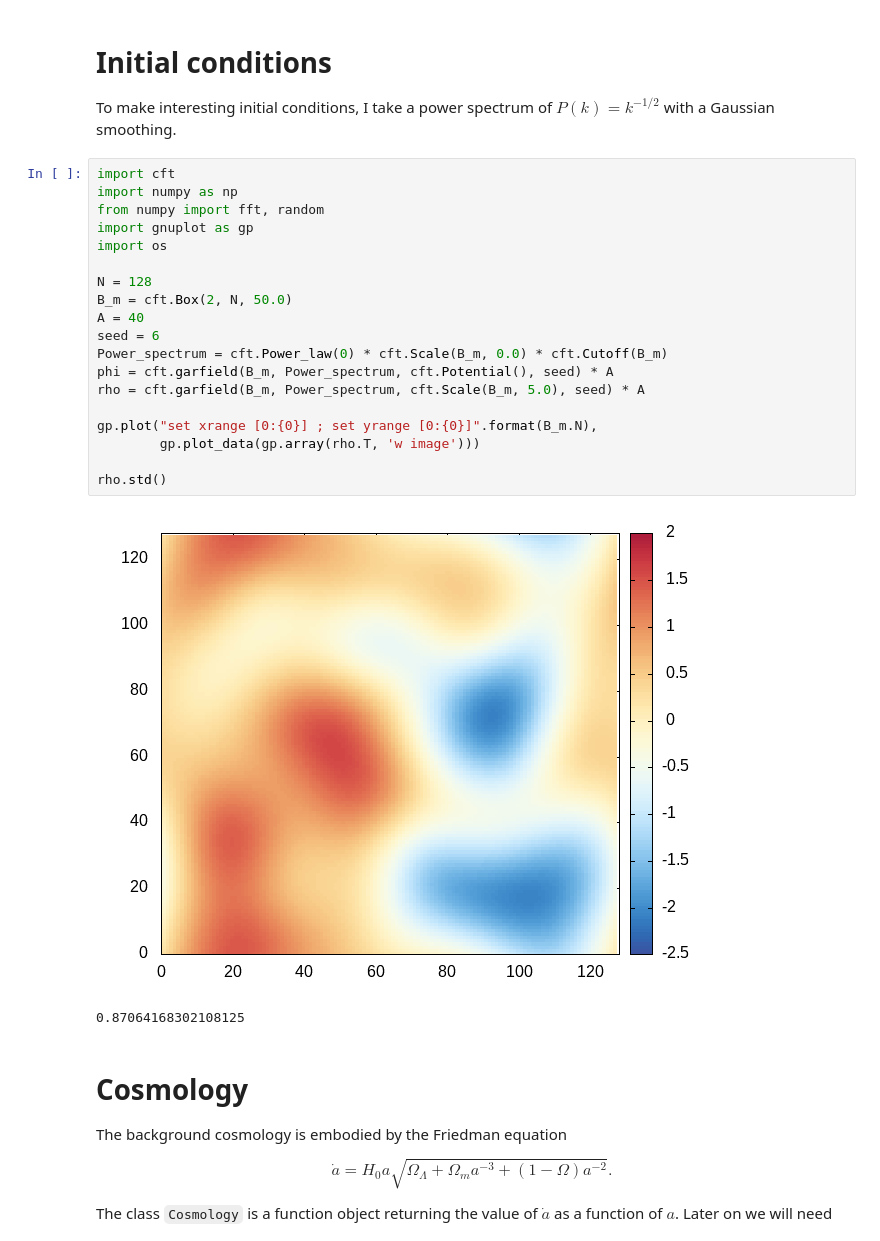
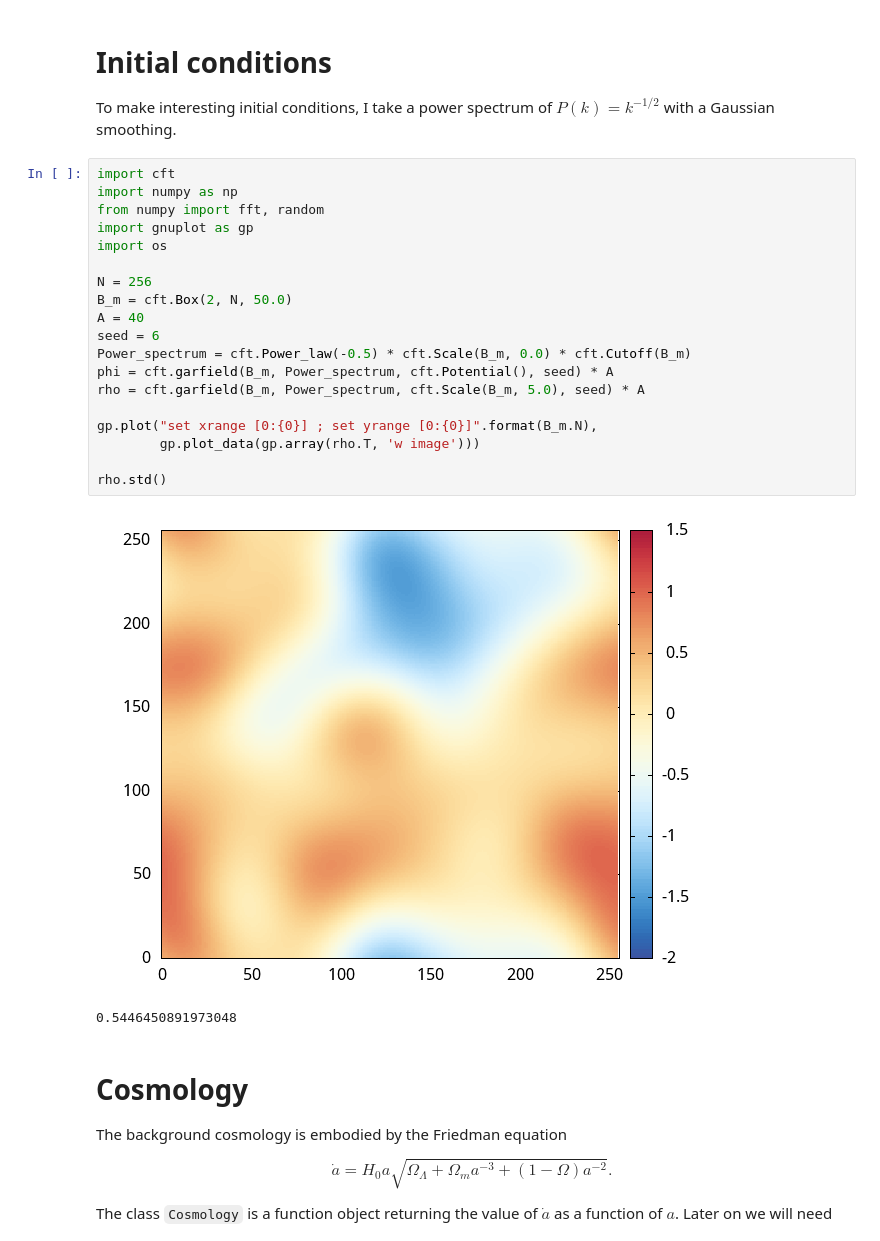
Before and after one commit to jhidding/adhesion-example, a Jupyter notebook: notebook/NBody simulation.ipynb, the cells around one changed output. Cells and saved outputs as stored; diff of their text form.

```diff
--- a/notebook/NBody simulation.ipynb
+++ b/notebook/NBody simulation.ipynb
@@ -53,25 +53,25 @@ To make interesting initial conditions, I take a power spectrum of $P(k) = k^{-1
 # %%
 import cft
 import numpy as np
 from numpy import fft, random
 import gnuplot as gp
 import os
 
-N = 128
+N = 256
 B_m = cft.Box(2, N, 50.0)
 A = 40
 seed = 6
-Power_spectrum = cft.Power_law(0) * cft.Scale(B_m, 0.0) * cft.Cutoff(B_m)
+Power_spectrum = cft.Power_law(-0.5) * cft.Scale(B_m, 0.0) * cft.Cutoff(B_m)
 phi = cft.garfield(B_m, Power_spectrum, cft.Potential(), seed) * A
 rho = cft.garfield(B_m, Power_spectrum, cft.Scale(B_m, 5.0), seed) * A
 
 gp.plot("set xrange [0:{0}] ; set yrange [0:{0}]".format(B_m.N),
         gp.plot_data(gp.array(rho.T, 'w image')))
 
 rho.std()
 # %% [output]
-[figure, old version]
+[figure, new version]
-0.87064168302108125
+0.5446450891973048
 # %% [markdown]
 Cosmology
 ===
```
Also changed, not shown: parts of 1 cell of this notebook, 4 other files.
